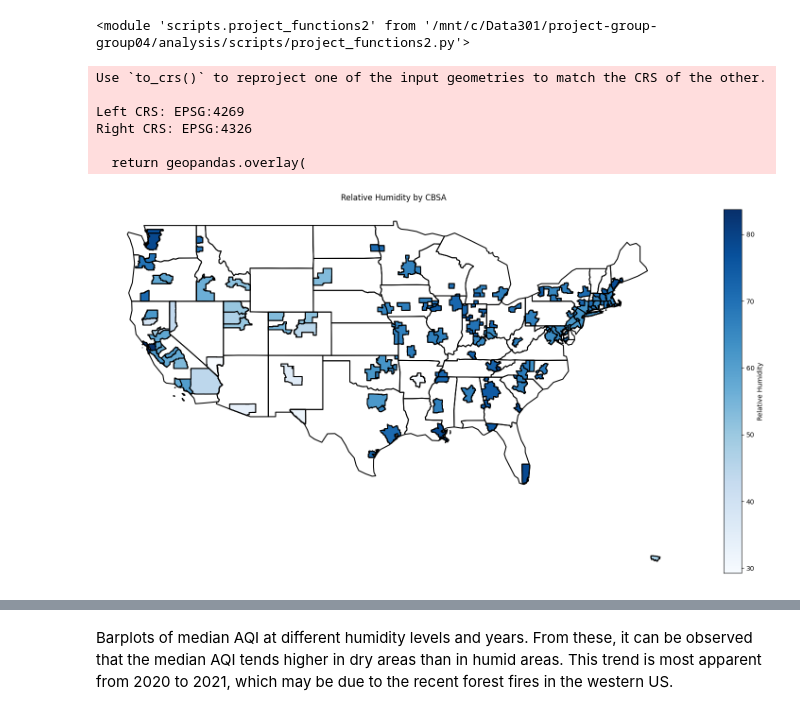
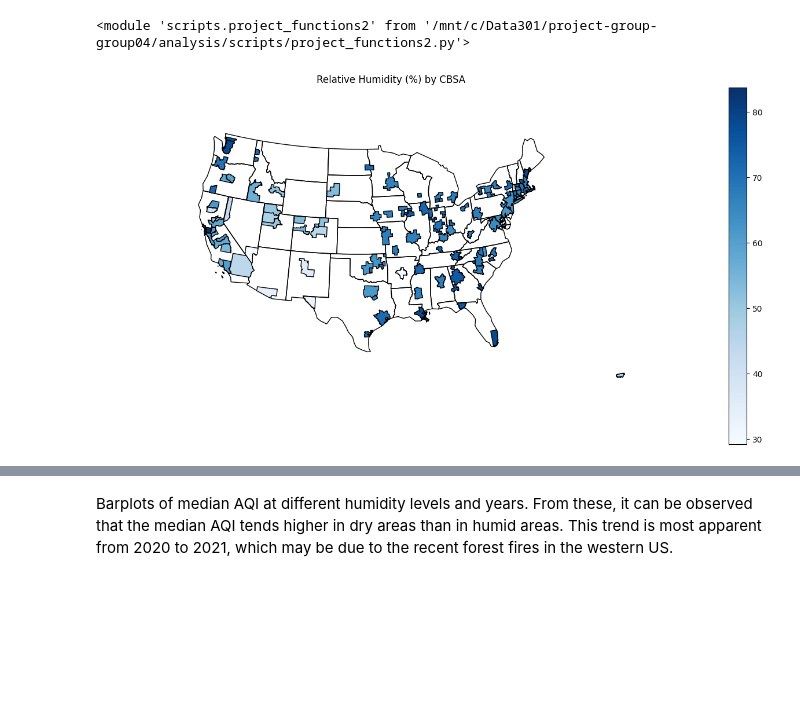
Before and after one commit to ubco-W2022T2-data301/project-group-group04, a Jupyter notebook: analysis/analysis2.ipynb, the cells around one changed output, grey strips where cells are left out. Saved outputs shown, nothing was run; the diff lists cells and outputs as text; code cells hidden in the pictures; blank space fills up the shorter version.

```diff
--- a/analysis/analysis2.ipynb
+++ b/analysis/analysis2.ipynb
@@ -48,17 +49,25 @@ __import__("importlib").reload(pf)
 # %% [output]
 <module 'scripts.project_functions2' from '/mnt/c/Data301/project-group-group04/analysis/scripts/project_functions2.py'>
 # %%
-shapedata: gpd.GeoDataFrame = gpd.read_file(gplt.datasets.get_path("contiguous_usa"))
+projection = gcrs.AlbersEqualArea(central_latitude=39.8282, central_longitude=-98.5795)
+shapedata: gpd.GeoDataFrame = gpd.read_file("../data/raw/contiguous-usa.geojson").to_crs(CRS.from_user_input("EPSG:4269"))
+choro_1 = gplt.polyplot(shapedata, projection=projection, figsize=(22, 8))
 df = pf.processing()
-mappoly = pf.mapprep(df[df['Parameter Name'] == "Relative Humidity "]).overlay(shapedata, how="union")
-ax = mappoly.boundary.plot(figsize=(20, 20), color="black")
-ax.set_axis_off()
-mappoly.plot(ax = ax, column="Arithmetic Mean", cmap="Blues", legend=True, legend_kwds={'label': "Relative Humidity", 'shrink': 0.5}).title.set_text("Relative Humidity by CBSA")
+mappoly = pf.mapprep(df[df['Parameter Name'] == "Relative Humidity "])
+gplt.choropleth(
+    mappoly,
+    hue="Arithmetic Mean",
+    legend=True,
+    ax=choro_1,
+    edgecolor="black",
+    linewidth=1,
+    cmap="Blues",
+    projection=projection,
+)
+choro_1.set_title("Relative Humidity (%) by CBSA")
+None
+# ax = mappoly.boundary.plot(figsize=(20, 20), color="black")
+# ax.set_axis_off()
+# mappoly.plot(ax = ax, column="Arithmetic Mean", cmap="Blues", legend=True, legend_kwds={'label': "Relative Humidity", 'shrink': 0.5}).title.set_text("Relative Humidity by CBSA")
 # %% [output]
-Use `to_crs()` to reproject one of the input geometries to match the CRS of the other.
-
-Left CRS: EPSG:4269
-Right CRS: EPSG:4326
-
-  return geopandas.overlay(
-[figure, old version]
+[figure, new version]
```
Also changed, not shown: parts of 27 cells of this notebook, 1 other file.
